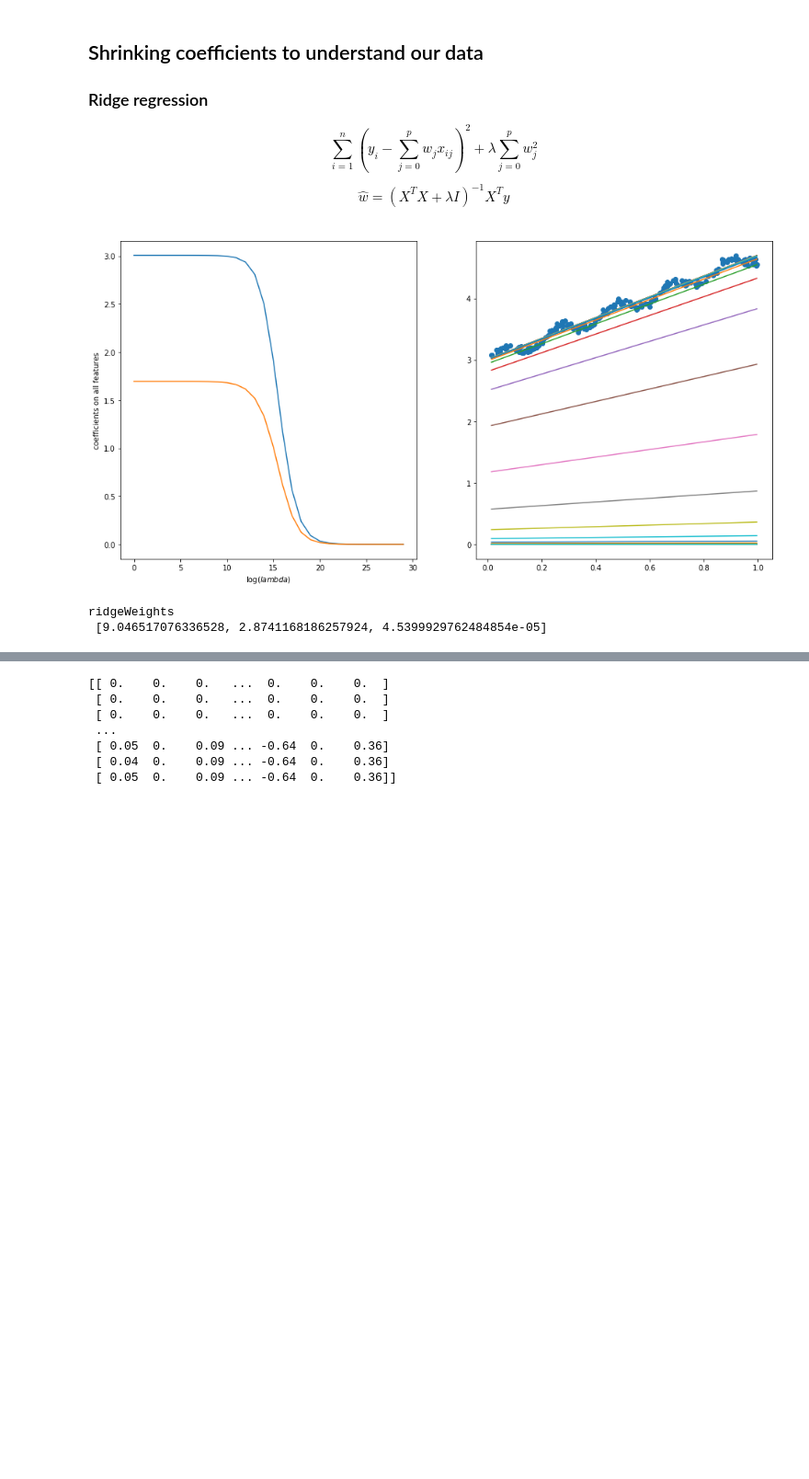
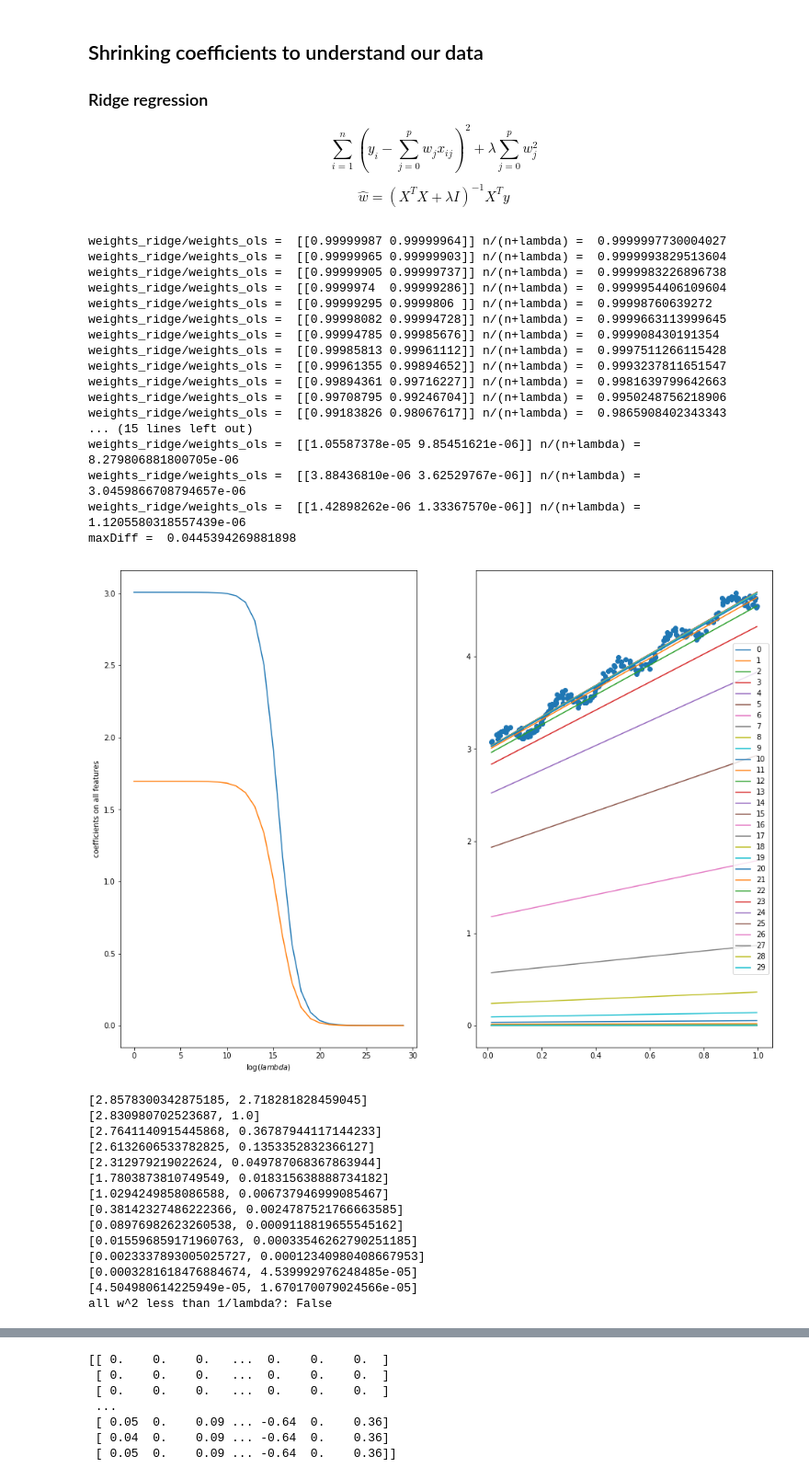
Before and after one commit to taicaile/study_notes, a Jupyter notebook: 002_MachineLearninginAction/Chapter 8 Predicting numeric values Regression/Chapter 8 Predicting numeric values Regression.ipynb, the cells around one changed output, grey strips where cells are left out. Shown: that part at 92% size. Saved outputs shown, nothing was run; the diff lists cells and outputs as text; code cells hidden in the pictures; blank space fills up the shorter version.

```diff
--- a/002_MachineLearninginAction/Chapter 8 Predicting numeric values Regression/Chapter 8 Predicting numeric values Regression.ipynb
+++ b/002_MachineLearninginAction/Chapter 8 Predicting numeric values Regression/Chapter 8 Predicting numeric values Regression.ipynb
@@ -151,33 +151,78 @@ def ridgeTest(xArr, yArr):
 # %%
 abX, abY = loadDataSet('./src/ex0.txt')
 
+weights_OLS = standRegres(abX, abY)
 xMat = np.mat(abX)
 yMat = np.mat(abY).T
 numTestPts = 30
 testLam = []
 wMat = np.zeros((numTestPts, np.shape(xMat)[1]))
 for i in range(numTestPts):
     ws = ridgeRegres(xMat, yMat, np.exp(i-10))
     testLam.append(np.exp(i-10))
     wMat[i, :] = ws.T
 ridgeWeights = wMat.copy()
-fig = plt.figure(figsize=(16, 8))
+fig = plt.figure(figsize=(16, 12))
 ax1 = fig.add_subplot(121)
 ax1.plot(ridgeWeights)
 plt.xlabel('$\log (lambda)$')
 plt.ylabel('coefficients on all features')
 
 ax2 = fig.add_subplot(122)
 ax2.scatter(xMat[:, 1].flatten().A[0], yMat[:, 0].flatten().A[0])
 xCopy = xMat.copy()
 xCopy.sort(0)
+
+maxDiff = 0
 for i in range(np.shape(ridgeWeights)[0]):
     yHat = (ridgeWeights[i]) * (xCopy.T)
-    ax2.plot(xCopy[:, 1], yHat.T)
+    ax2.plot(xCopy[:, 1], yHat.T,label=i)
+    print("weights_ridge/weights_ols = ",(ridgeWeights[i].T)/(weights_OLS.T),'n/(n+lambda) = ',len(abY)/(testLam[i]+len(abY)))
+    maxVal = ((ridgeWeights[i].T)/(weights_OLS.T)).getA()[0].max()
+    minVal = ((ridgeWeights[i].T)/(weights_OLS.T)).getA()[0].min()
+    if maxVal-minVal > maxDiff:
+        maxDiff = maxVal-minVal
+print('maxDiff = ', maxDiff)
+plt.legend()
 plt.show()
-outputs = [(a**2).tolist()+[b] for a, b in zip(ridgeWeights, testLam)]
-print('ridgeWeights\n', outputs[0])
+
+outputs = [[(a[1:]**2).sum()]+[1/b] for a, b in zip(ridgeWeights, testLam)]
+flag = True
+for i in range(len(outputs)):
+    if outputs[i][0]>outputs[i][1]:
+        print(outputs[i])
+        flag=False
+print('all w^2 less than 1/lambda?:',flag)
 # %% [output]
+weights_ridge/weights_ols =  [[0.99999987 0.99999964]] n/(n+lambda) =  0.9999997730004027
+weights_ridge/weights_ols =  [[0.99999965 0.99999903]] n/(n+lambda) =  0.9999993829513604
+weights_ridge/weights_ols =  [[0.99999905 0.99999737]] n/(n+lambda) =  0.9999983226896738
+weights_ridge/weights_ols =  [[0.9999974  0.99999286]] n/(n+lambda) =  0.9999954406109604
+weights_ridge/weights_ols =  [[0.99999295 0.9999806 ]] n/(n+lambda) =  0.99998760639272
+weights_ridge/weights_ols =  [[0.99998082 0.99994728]] n/(n+lambda) =  0.9999663113999645
+weights_ridge/weights_ols =  [[0.99994785 0.99985676]] n/(n+lambda) =  0.999908430191354
+weights_ridge/weights_ols =  [[0.99985813 0.99961112]] n/(n+lambda) =  0.9997511266115428
+weights_ridge/weights_ols =  [[0.99961355 0.99894652]] n/(n+lambda) =  0.9993237811651547
+weights_ridge/weights_ols =  [[0.99894361 0.99716227]] n/(n+lambda) =  0.9981639799642663
+weights_ridge/weights_ols =  [[0.99708795 0.99246704]] n/(n+lambda) =  0.9950248756218906
+weights_ridge/weights_ols =  [[0.99183826 0.98067617]] n/(n+lambda) =  0.9865908402343343
+... (15 lines left out)
+weights_ridge/weights_ols =  [[1.05587378e-05 9.85451621e-06]] n/(n+lambda) =  8.279806881800705e-06
+weights_ridge/weights_ols =  [[3.88436810e-06 3.62529767e-06]] n/(n+lambda) =  3.0459866708794657e-06
+weights_ridge/weights_ols =  [[1.42898262e-06 1.33367570e-06]] n/(n+lambda) =  1.1205580318557439e-06
+maxDiff =  0.0445394269881898
-[figure, old version]
+[figure, new version]
-ridgeWeights
- [9.046517076336528, 2.8741168186257924, 4.5399929762484854e-05]
+[2.8578300342875185, 2.718281828459045]
+[2.830980702523687, 1.0]
+[2.7641140915445868, 0.36787944117144233]
+[2.6132606533782825, 0.1353352832366127]
+[2.312979219022624, 0.049787068367863944]
+[1.7803873810749549, 0.018315638888734182]
+[1.0294249858086588, 0.006737946999085467]
+[0.38142327486222366, 0.0024787521766663585]
+[0.08976982623260538, 0.0009118819655545162]
+[0.015596859171960763, 0.00033546262790251185]
+[0.0023337893005025727, 0.00012340980408667953]
+[0.0003281618476884674, 4.539992976248485e-05]
+[4.504980614225949e-05, 1.670170079024566e-05]
+all w^2 less than 1/lambda?: False
```
Also changed, not shown: parts of 2 cells of this notebook.
